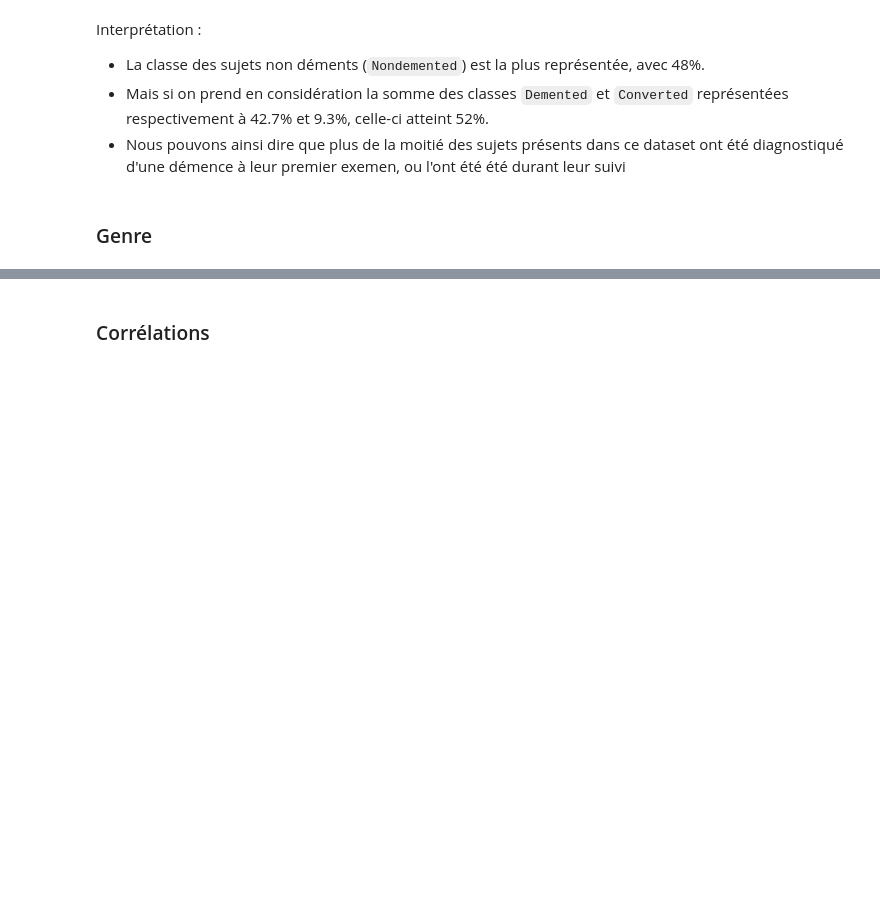
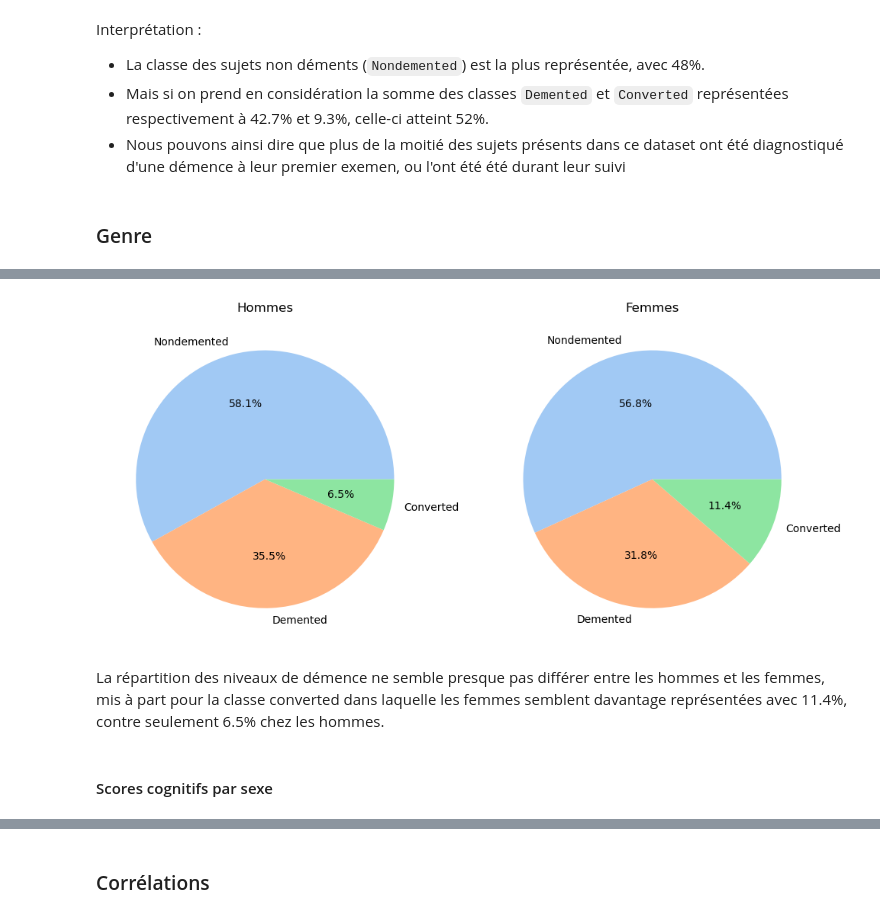
Before and after one commit to Kartmaan/alzheimer, a Jupyter notebook: alz_long.ipynb, the cells around one changed output, grey strips where cells are left out. Drawn from its saved outputs; the diff is of its cells as text; code cells hidden in the pictures; blank space fills up the shorter version.

```diff
--- a/alz_long.ipynb
+++ b/alz_long.ipynb
@@ -329,0 +338,17 @@ Les sujet de ce datadet sont composés à majorité d'homme avec 58.7%, contre 4
+# %%
+# Création d'une figure avec 1 ligne et 2 colonnes
+fig, ax = plt.subplots(1, 2, figsize=(12, 6))
+
+ax[0].pie(male['group'].value_counts(), labels=male['group'].unique(), autopct='%1.1f%%')
+ax[0].set_title('Hommes')
+
+ax[1].pie(female['group'].value_counts(), labels=female['group'].unique(), autopct='%1.1f%%')
+ax[1].set_title('Femmes')
+
+plt.show()
+# %% [output]
+[figure, added]
+# %% [markdown]
+La répartition des niveaux de démence ne semble presque pas différer entre les hommes et les femmes, mis à part pour la classe converted dans laquelle les femmes semblent davantage représentées avec 11.4%, contre seulement 6.5% chez les hommes.
+# %% [markdown]
+#### Scores cognitifs par sexe
```
Also changed, not shown: parts of 18 cells of this notebook.
